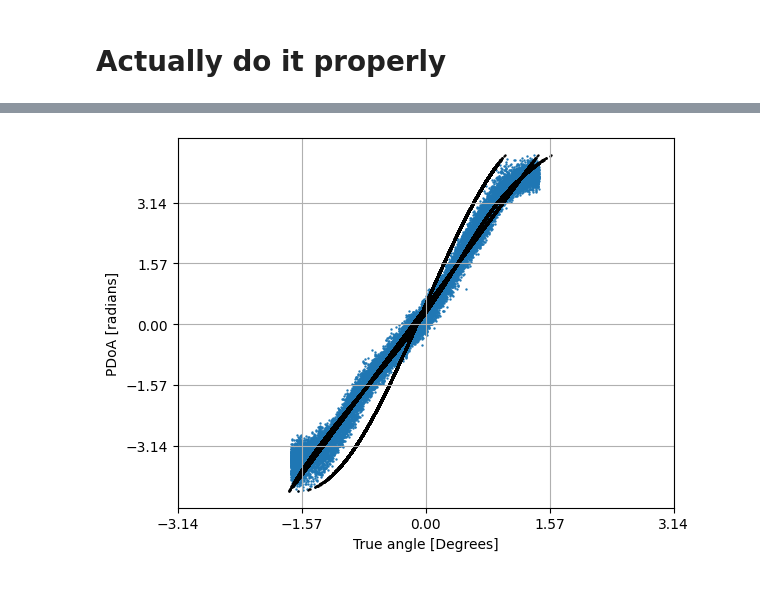
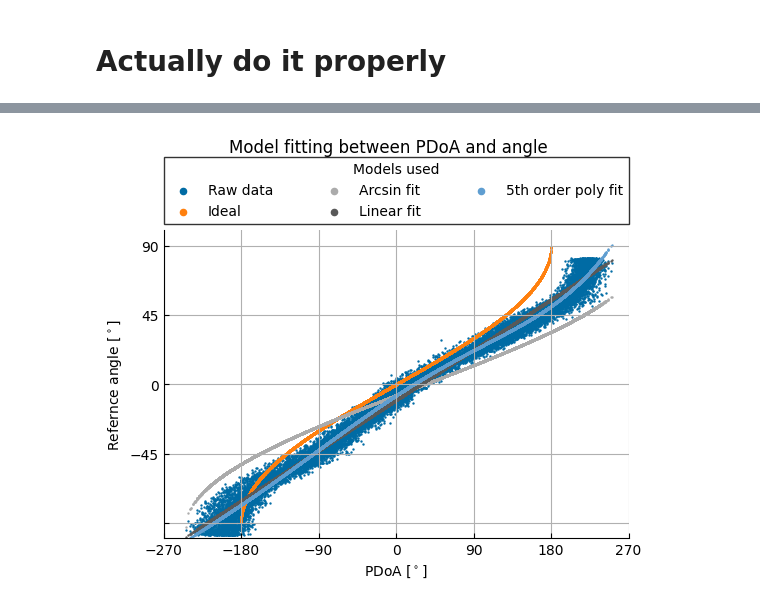
Before and after one commit to MarcusLariJ/UWB_Rasberry, a Jupyter notebook: Data/pdoa_model.ipynb, the cells around one changed output, grey strips where cells are left out. Cells and saved outputs as stored; diff of their text form; code cells hidden in the pictures.

```diff
--- a/Data/pdoa_model.ipynb
+++ b/Data/pdoa_model.ipynb
@@ -6,6 +6,8 @@ import matplotlib.pyplot as plt
 import numpy as np
 from scipy.optimize import curve_fit
 from sklearn.metrics import r2_score
+import matplotlib.style as style
+style.use('tableau-colorblind10')
 # %% [markdown]
 # Functions
 # %%
@@ -78,6 +80,12 @@ def import_data(name: str, wrap = True, cleanup = True):
         twr_count = twr_count_filt
 
     return (pdoa_data, tdoa_data, rx_true_r, dist_meas, twr_count, dist_true_r)
+# %%
+def SER(y_true, y_pred, num_params):
+    residuals = y_true - y_pred
+    n = len(y_true)
+    ser = np.sqrt(np.sum(residuals**2) / (n - num_params))
+    return ser
 # %% [markdown]
 # Prepare data
 # %%
@@ -89,7 +97,7 @@ dist_meas = []
 # , "m1_to_m2_rot2", "m1_to_m2_rot", "m4_to_m1_rot", "m5_to_m1_rot"
 
 # List of measurements:
-files = ["new_rot5m", "m1_to_m2_rot2", "m1_to_m2_rot", "m4_to_m1_rot", "m5_to_m1_rot"]
+files = ["new_rot5m", "m1_to_m2_rot2", "m4_to_m1_rot", "m5_to_m1_rot"]
 log_num = len(files)
 for log in files:
     temp_pdoa, _, temp_rx_r, temp_dist, _, temp_dist_r = import_data(log, True, False)
@@ -322,38 +330,59 @@ def pdoa2fit(x, d, poff, aoff):
 
     return np.arcsin(arg)+aoff
 
-def pdoa2linear(x, a, b):
-    return a*(x) + b
+initial_guess_sin = [0.1, 0, 0]
 
-initial_guess_sin = [0.1, 0, 0]
-initial_guess_lin = [1.0, 0]
-
-params_lin, covariance_lin = curve_fit(pdoa2linear, pdoa_altered2, r_altered2, p0=initial_guess_lin)
-lin_fit = pdoa2linear(pdoa_altered2, *params_lin)
+params_lin = np.polyfit(pdoa_altered2, r_altered2, 1)
+lin_fit = np.polyval(params_lin, pdoa_altered2)
 params_sin, covariance_sin = curve_fit(pdoa2fit, pdoa_altered2, r_altered2, p0=initial_guess_sin)
 sin_fit = pdoa2fit(pdoa_altered2, *params_sin)
-params_poly = np.polyfit(pdoa_altered2, r_altered2, 5)
-poly_fit = np.polyval(params_poly, pdoa_altered2)
+params_poly5 = np.polyfit(pdoa_altered2, r_altered2, 5)
+poly_fit5 = np.polyval(params_poly5, pdoa_altered2)
+params_poly7 = np.polyfit(pdoa_altered2, r_altered2, 7)
+poly_fit7 = np.polyval(params_poly7, pdoa_altered2)
 
-r2_sin = r2_score(r_altered2, sin_fit)
-print(f"R-squared: {r2_sin:.4f}")
+ideal_fit = pdoa2fit(pdoa_altered2, d=0.0231, poff=0, aoff=0)
 
-r2_lin = r2_score(r_altered2, lin_fit)
-print(f"R-squared: {r2_lin:.4f}")
+r2_sin = SER(r_altered2, sin_fit, 3)
+print(f"SER: {r2_sin:.4f}")
 
-r2_poly = r2_score(r_altered2, poly_fit)
-print(f"R-squared: {r2_poly:.4f}")
+r2_lin = SER(r_altered2, lin_fit, 2)
+print(f"SER: {r2_lin:.4f}")
 
-plt.figure()
-plt.scatter(r_altered2, pdoa_altered2, s=0.5)
-plt.scatter(lin_fit, pdoa_altered2, color='black', s=0.5)
-plt.scatter(sin_fit, pdoa_altered2, color='black', s=0.5)
-plt.scatter(poly_fit, pdoa_altered2, color='black', s=0.5)
-plt.xlabel("True angle [Degrees]")
-plt.ylabel("PDoA [radians]")
-plt.xticks([-3.14, -3.14/2, 0, 3.14/2, 3.14])
-plt.yticks([-3.14, -3.14/2, 0, 3.14/2, 3.14])
-plt.grid()
+r2_poly = SER(r_altered2, poly_fit7, 6)
+print(f"SER: {r2_poly:.4f}")
+
+# Proper plot
+names = ['n1 to n2', 'n2 to n1', 'n4 to n1', 'n5 to n1', '5 m']
+
+fig, ax = plt.subplots(figsize=(6, 4))
+
+ax.scatter(pdoa_altered2*(180/np.pi), r_altered2*(180/np.pi), s=0.5, label='Raw data')
+ax.scatter(pdoa_altered2*(180/np.pi), ideal_fit*(180/np.pi), s=0.5, label='Ideal')
+ax.scatter(pdoa_altered2*(180/np.pi), sin_fit*(180/np.pi), s=0.5, label='Arcsin fit')
+ax.scatter(pdoa_altered2*(180/np.pi), lin_fit*(180/np.pi), s=0.5, label='Linear fit')
+ax.scatter(pdoa_altered2*(180/np.pi), poly_fit5*(180/np.pi), s=0.5, label='5th order poly fit')
+#ax.scatter(pdoa_altered2*(180/np.pi), poly_fit7*(180/np.pi), s=0.5, label='7th order poly fit')
+
+
+ax.set_ylabel("Refernce angle [$^\circ$]")
+ax.set_xlabel("PDoA [$^\circ$]")
+ax.set_xticks([-270, -180, -90, 0, 90, 180, 270])
+ax.set_yticks([-90, -45, 0, 45, 90])
+ax.grid()
+ax.spines[['right', 'top']].set_visible(False)
+ax.set_ylim([-100,100])
+ax.set_xlim([-270,270])
+ax.tick_params(direction='in')
+fig.suptitle('Model fitting between PDoA and angle', y=1.11)
+x_ticks = ax.yaxis.get_major_ticks()
+x_ticks[0].label1.set_visible(False)
+
+lgnd = ax.legend(bbox_to_anchor=(0., 1.02, 1., .102), loc='lower left', ncols=3, mode="expand", borderaxespad=0., scatterpoints=1, fancybox=False, edgecolor='black', title='Models used')
+#lgnd = ax.legend(bbox_to_anchor=(0., 1.02, 1., .102), loc='lower left', ncols=5, mode="expand", borderaxespad=0., scatterpoints=1, fancybox=False, edgecolor='black', title='$d_\mathrm{ref}$')
+for handle in lgnd.legend_handles:
+    handle.set_sizes([20.0])
+plt.savefig("pdoa_fitted.pdf", format="pdf", bbox_inches="tight")
 
 print(params_lin)
 # %% [output]
@@ -364,4 +393,4 @@ R-squared: 0.9873
-[figure, old version]
+[figure, new version]
 # %%
 # New picewise function:
 
```
Also changed, not shown: parts of 10 cells of this notebook, 12 other files.
